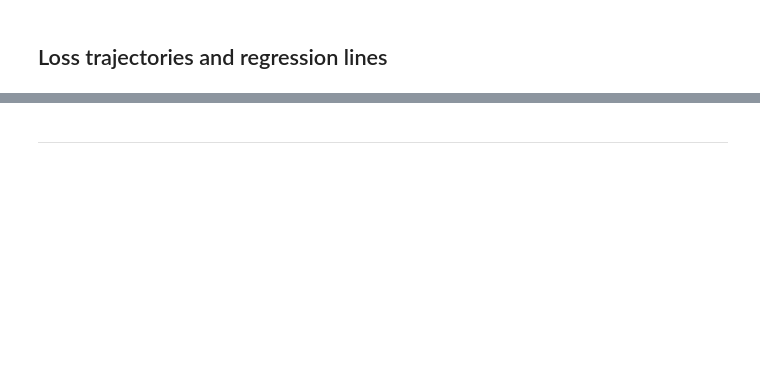
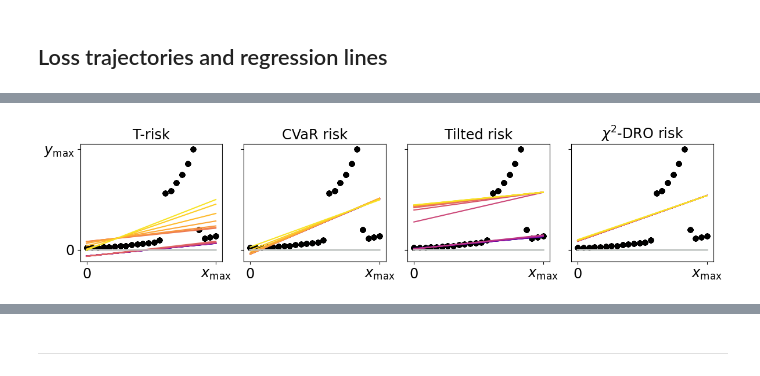
Before and after one commit to feedbackward/bdd, a Jupyter notebook: bdd/outliers_1D_reg.ipynb, the cells around one changed output, grey strips where cells are left out. Drawn from its saved outputs; the diff is of its cells as text; code cells hidden in the pictures; blank space fills up the shorter version.

```diff
--- a/bdd/outliers_1D_reg.ipynb
+++ b/bdd/outliers_1D_reg.ipynb
@@ -400,3 +444,64 @@ for risk in todo_risks:
+# %%
+## Just get the regression lines.
+
+fig, axes = subplots(1, len(todo_risks), figsize=(12, 3), sharey=True, sharex=True)
+
+for i, axis in enumerate(axes):
+
+    risk = todo_risks[i]
+
+    pname, riskparas = todo_riskparas[risk]
+    aux_paras = aux_riskparas[risk]
+    x_values = np.linspace(0, np.max(X.reshape(-1)), 100)
+    y_data = y.reshape(-1)
+    regline_init = reglines_init[init_name]
+    y_init = x_values*regline_init[0] + regline_init[1]
+
+    ## Colour setup.
+    cmap = cm.get_cmap("plasma")
+    colours = []
+    for i in range(len(riskparas)):
+        colours += [cmap(i/len(riskparas))]
+
+    ## Loop over the individual risks.
+    for i, riskpara in enumerate(riskparas):
+
+        ## Get relevant values from storage.
+        losses_base = storage_base[risk][riskpara]
+        losses_obj = storage_obj[risk][riskpara]
+        regline = storage_regline[risk][riskpara]
+
+        ## Get plotting.
+        axis.scatter(X.reshape(-1), y.reshape(-1), color="xkcd:black")
+        y_values = x_values*regline[0] + regline[1]
+        axis.plot(x_values, y_init, color="xkcd:silver")
+        axis.plot(x_values, y_values, color=colours[i])
+
+    ## Colorbar.
+    #bounds = riskparas
+    #cmap = cm.get_cmap("plasma")
+    #norm = BoundaryNorm(bounds, cmap.N, extend="both")
+    #cbar = fig.colorbar(cm.ScalarMappable(norm=norm,
+    #                                      cmap=cm.get_cmap("plasma")),
+    #                    ax=axis)
+    #cbar.set_ticks([bounds.min(), bounds.max()])
+    #cbar.set_ticklabels([str(bounds.min()), str(bounds.max())])
+
+    ## Labels and such.
+    axis.set_xticks([0.0, np.max(x_values)])
+    axis.set_xticklabels(["0", r"$x_{\max}$"])
+    axis.set_yticks([0.0, np.max(y_data)])
+    axis.set_yticklabels(["0", r"$y_{\max}$"])
+    axis.set_title(risk_names[risk], size=my_fontsize)
+    axis.tick_params(labelsize=my_fontsize)
+
+## Finally, output the plot.
+fname = path.join(img_dir, "outliers_{}_reglines_all_{}.{}".format(dataset, init_name, my_ext))
+tight_layout()
+savefig(fname=fname)
+show()
+# %% [output]
+[figure, added]
 # %%
 ## If desired, we can prepare separate colorbars.
 for risk in todo_risks:
```
Also changed, not shown: parts of 27 cells of this notebook, 28 other files.
